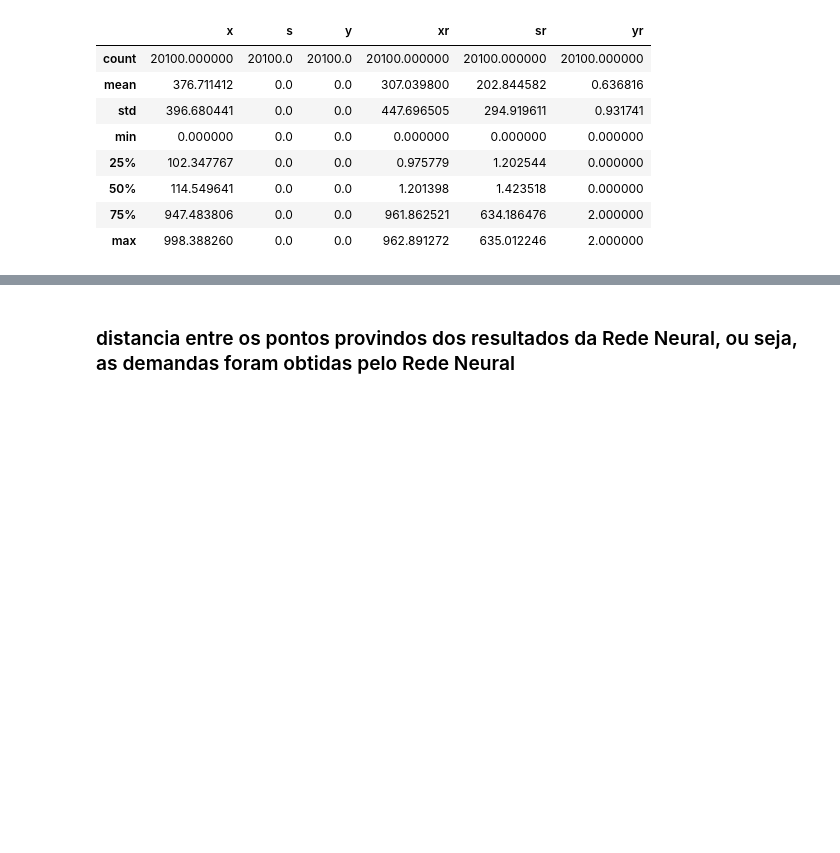
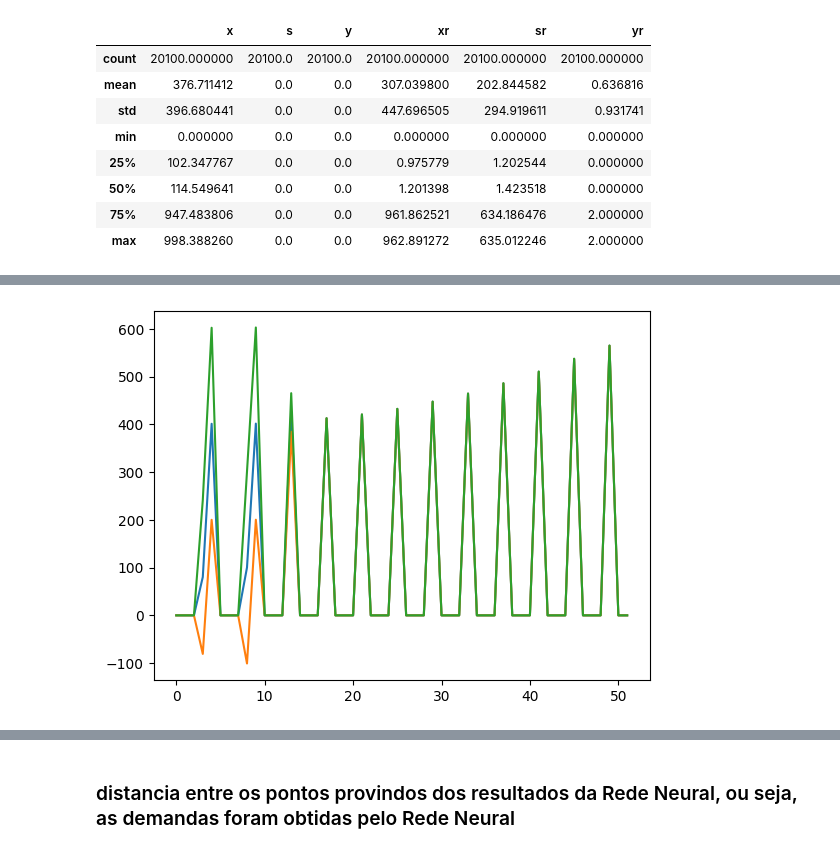
Before and after one commit to MarcioB1999/ML_for_ULS, a Jupyter notebook: UFL_resultados_graficos.ipynb, the cells around one changed output, grey strips where cells are left out. Saved outputs shown, nothing was run; the diff lists cells and outputs as text; code cells hidden in the pictures; blank space fills up the shorter version.

```diff
--- a/UFL_resultados_graficos.ipynb
+++ b/UFL_resultados_graficos.ipynb
@@ -224,0 +236,5 @@ dist_1.describe()
+# %%
+describe_xr = describe_var(resultados_dataframe_1,'xr').describe()
+describe_var_grafico(describe_xr)
+# %% [output]
+[figure, added]
```
Also changed, not shown: parts of 12 cells of this notebook.
